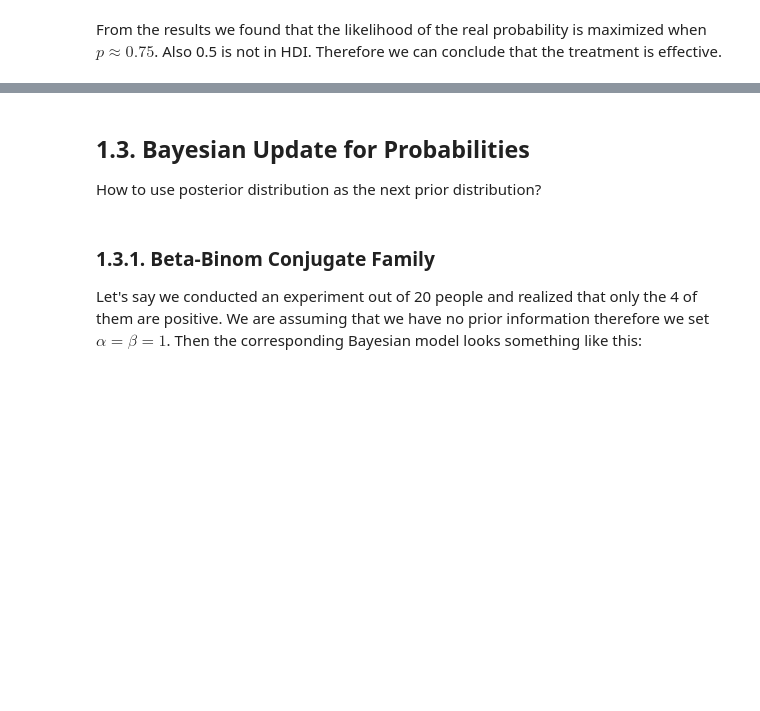
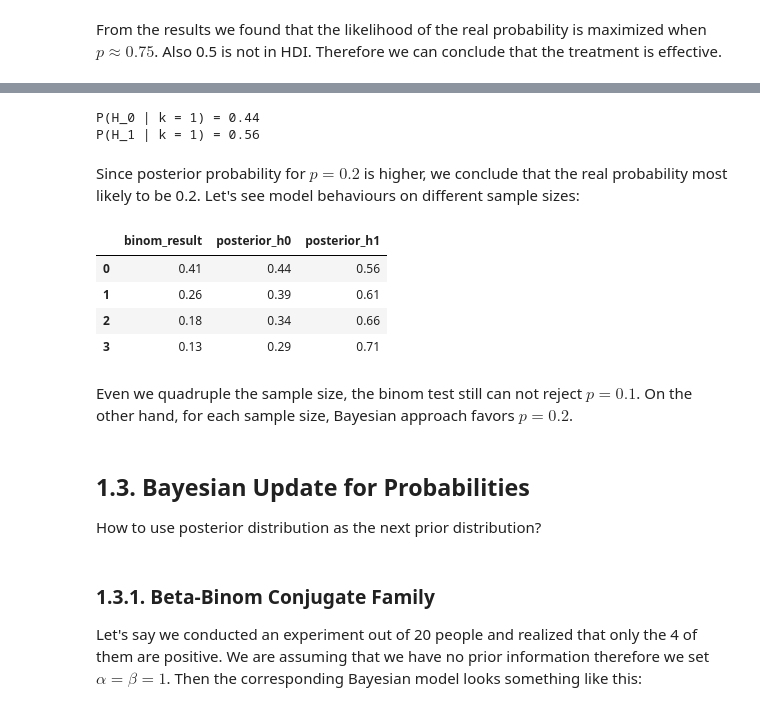
Before and after one commit to egonos/Data-Science-Projects, a Jupyter notebook: Statistics Fundamentals/Applied Statistics/Applied_Statistics_1_Bayesian_Statistics.ipynb, the cells around one changed output, grey strips where cells are left out. Cells and saved outputs as stored; diff of their text form; code cells hidden in the pictures; blank space fills up the shorter version.

```diff
--- a/Statistics Fundamentals/Applied Statistics/Applied_Statistics_1_Bayesian_Statistics.ipynb
+++ b/Statistics Fundamentals/Applied Statistics/Applied_Statistics_1_Bayesian_Statistics.ipynb
@@ -400,3 +408,59 @@ BURASI DÜZENLENECEK.
+# %%
+k = 1
+n = 5
+p0 = 0.1
+p1 = 0.2
+
+prior_h0 = 0.5
+prior_h1 = 0.5
+
+likelihood_h0 = stats.binom.pmf(n = n,k = k, p = p0)
+likelihood_h1 = stats.binom.pmf(n = n,k = k, p = p1)
+
+evidence = (prior_h0 * likelihood_h0) + (prior_h1 * likelihood_h1)
+
+posterior_h0 = prior_h0 * likelihood_h0 / evidence
+posterior_h1 = prior_h1 * likelihood_h1 / evidence
+
+print(f"P(H_0 | k = 1) = {np.round(posterior_h0,2)}")
+print(f"P(H_1 | k = 1) = {np.round(posterior_h1,2)}")
+# %% [output]
+P(H_0 | k = 1) = 0.44
+P(H_1 | k = 1) = 0.56
+# %% [markdown]
+Since posterior probability for $p = 0.2$ is higher, we conclude that the real probability most likely to be 0.2. Let's see model behaviours on different sample sizes:
+# %%
+def compute_posterior(n, k, p0=0.1, p1=0.2, prior_h0=0.5, prior_h1=0.5):
+    likelihood_h0 = stats.binom.pmf(k, n, p0)
+    likelihood_h1 = stats.binom.pmf(k, n, p1)
+
+    evidence = (prior_h0 * likelihood_h0) + (prior_h1 * likelihood_h1)
+
+    posterior_h0 = prior_h0 * likelihood_h0 / evidence
+    posterior_h1 = prior_h1 * likelihood_h1 / evidence
+
+    return posterior_h0, posterior_h1
+
+yellows = [1, 2, 3, 4, 5]
+samples = [5, 10, 15, 20]
+test_results = []
+
+for yellow, sample in zip(yellows, samples):
+    posterior_h0, posterior_h1 = compute_posterior(n=sample, k=yellow)
+    binom_result = np.round(stats.binomtest(yellow, sample, 0.1, alternative="greater").pvalue, 2)
+    test_results.append([binom_result, posterior_h0, posterior_h1])
+
+test_results = pd.DataFrame(test_results, columns=["binom_result", "posterior_h0", "posterior_h1"])
+test_results = test_results.round(2)
+test_results
+# %% [output]
+|  | binom_result | posterior_h0 | posterior_h1 |
+| 0 | 0.41 | 0.44 | 0.56 |
+| 1 | 0.26 | 0.39 | 0.61 |
+| 2 | 0.18 | 0.34 | 0.66 |
+| 3 | 0.13 | 0.29 | 0.71 |
+# %% [markdown]
+Even we quadruple the sample size, the binom test still can not reject $p = 0.1$. On the other hand, for each sample size, Bayesian approach favors $p = 0.2$.
 # %% [markdown]
 ## 1.3. Bayesian Update for Probabilities
 
```
Also changed, not shown: parts of 52 cells of this notebook.
